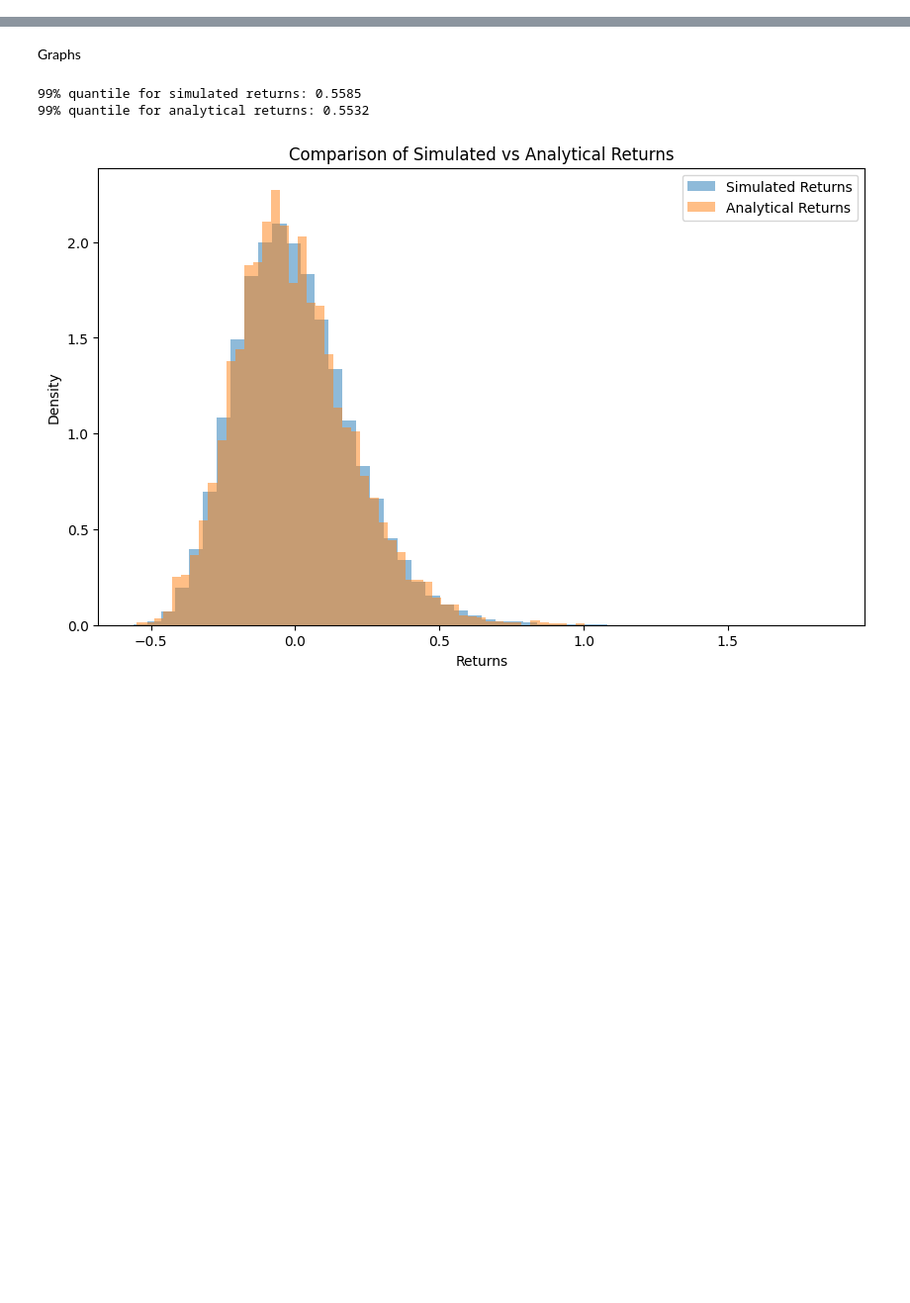
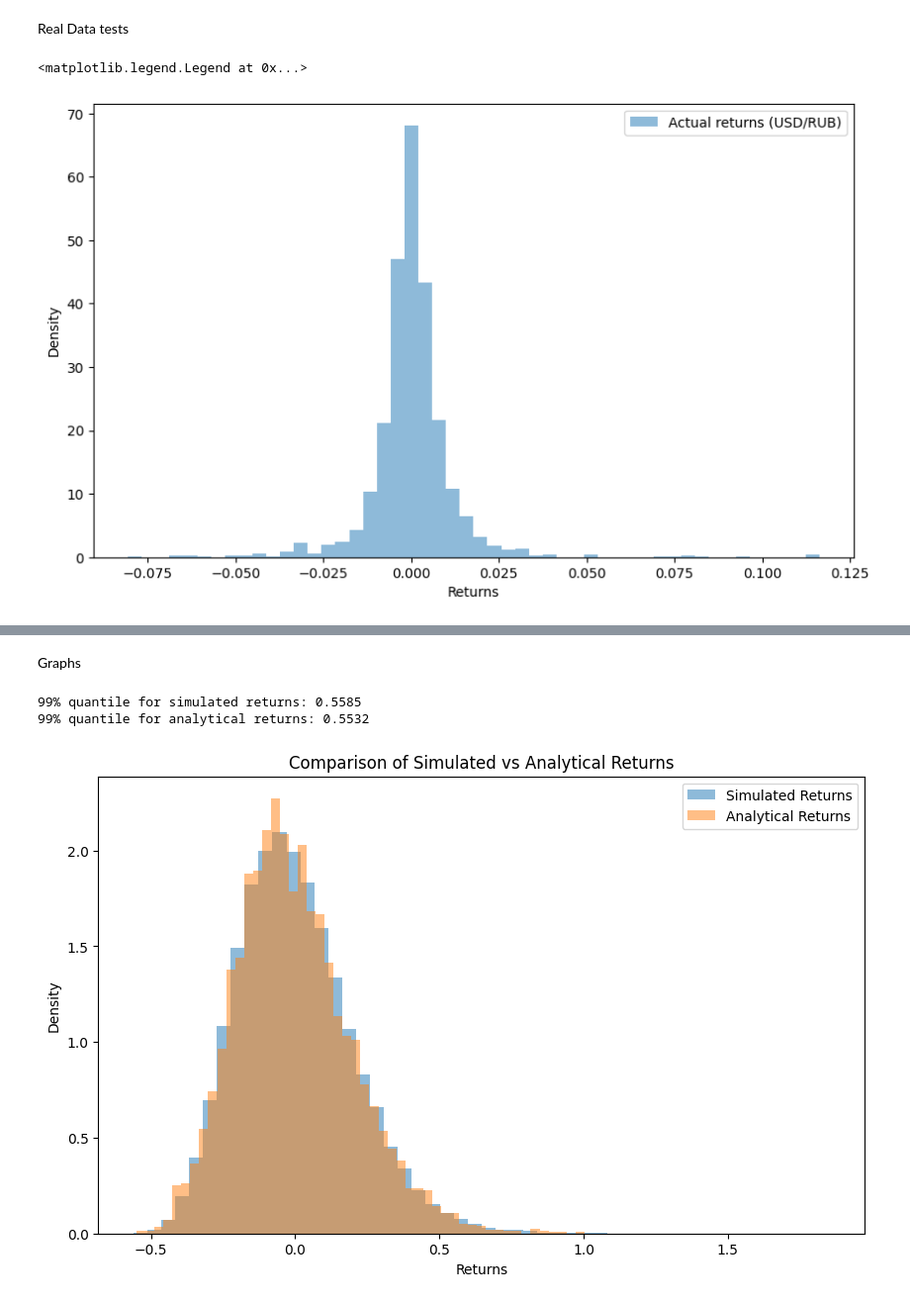
Before and after one commit to coffeffe/DOM_RF, a Jupyter notebook: cls_portfolio_development.ipynb, the cells around one changed output, grey strips where cells are left out. Shown at 99% size. Saved outputs shown, nothing was run; the diff lists cells and outputs as text; code cells hidden in the pictures; blank space fills up the shorter version.

```diff
--- a/cls_portfolio_development.ipynb
+++ b/cls_portfolio_development.ipynb
@@ -288,0 +433,25 @@ def make_random_path_simulator(
+# %% [markdown]
+Real Data tests
+# %%
+_ = pd.read_excel('hist.xlsx').to_numpy()
+prices_usd = _[:, -2]
+
+def return_array(prices):
+    rets = np.diff(prices) / prices[:-1]
+    rets = np.array(rets, dtype='float64')
+    return rets
+
+returns_usd  = return_array(prices_usd)
+
+fig, ax = plt.subplots(figsize=(10, 6))
+
+# Plot histograms of the terminal returns distribution for 15 days forecasr
+ax.hist(returns_usd, bins=50, density=True, alpha=0.5, label='Actual returns (USD/RUB)')
+
+# Add labels and title
+ax.set_xlabel('Returns')
+ax.set_ylabel('Density')
+ax.legend()
+# %% [output]
+<matplotlib.legend.Legend at 0x...>
+[figure, added]
```
Also changed, not shown: parts of 22 cells of this notebook.
